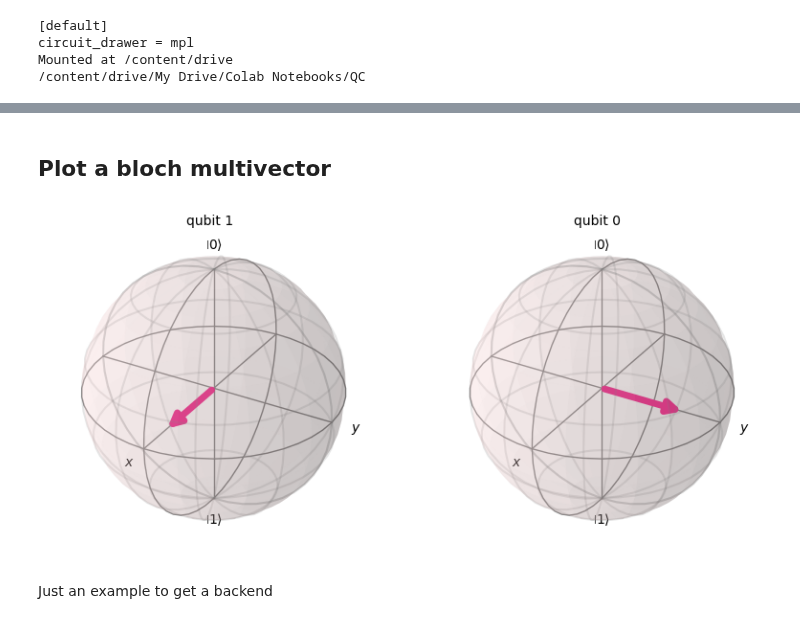
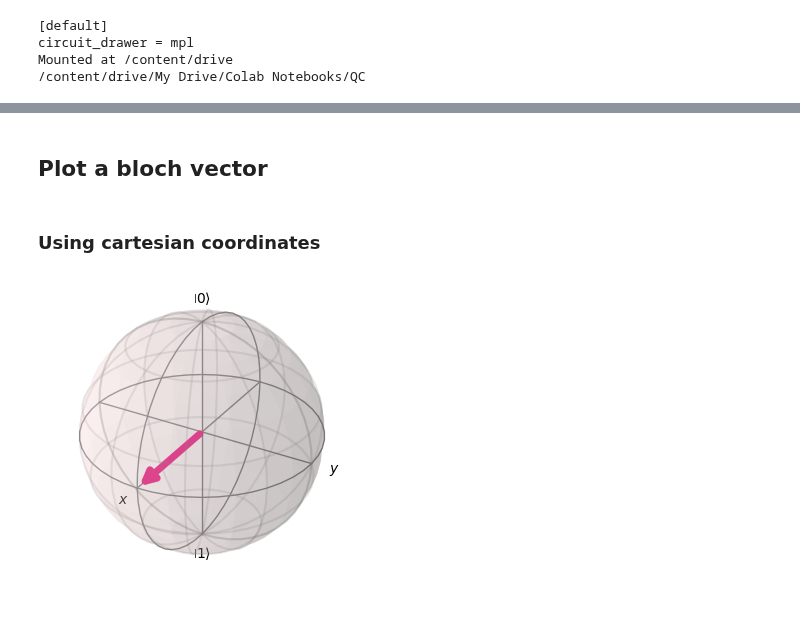
Before and after one commit to mrromaniuc/quantum-computing, a Jupyter notebook: IBMCertifiedAssociateDeveloperQiskit/09.4-Plot_a_Bloch_Vector.ipynb, the cells around one changed output, grey strips where cells are left out. Saved outputs shown, nothing was run; the diff lists cells and outputs as text; code cells hidden in the pictures.

```diff
--- a/IBMCertifiedAssociateDeveloperQiskit/09.4-Plot_a_Bloch_Vector.ipynb
+++ b/IBMCertifiedAssociateDeveloperQiskit/09.4-Plot_a_Bloch_Vector.ipynb
@@ -45,20 +45,3 @@ References:
 * https://qiskit.org/documentation/tutorials/circuits/2_plotting_data_in_qiskit.html
 # %% [markdown]
-## Plot a bloch multivector
+## Plot a bloch vector
-# %%
-from qiskit import QuantumCircuit
-from qiskit.quantum_info import DensityMatrix
-from qiskit.visualization import plot_bloch_multivector
-
-qc = QuantumCircuit(2)
-qc.h([0,1])
-qc.t(1)
-qc.s(0)
-qc.cx(0,1)
-
-dm = DensityMatrix(qc)
-plot_bloch_multivector(dm, reverse_bits=True)
-# %% [output]
-[figure, removed]
-# %% [markdown]
-Just an example to get a backend
@@ -67,0 +48,10 @@ backend = provider.get_backend("ibmq_quito")
+# %% [markdown]
+### Using cartesian coordinates
+# %%
+from qiskit.visualization import plot_bloch_vector
+
+coord = [1,0,0]
+
+plot_bloch_vector(coord, figsize=(3,3), coord_type='cartesian')
+# %% [output]
+[figure, added]
```
Also changed, not shown: parts of 7 cells of this notebook.
